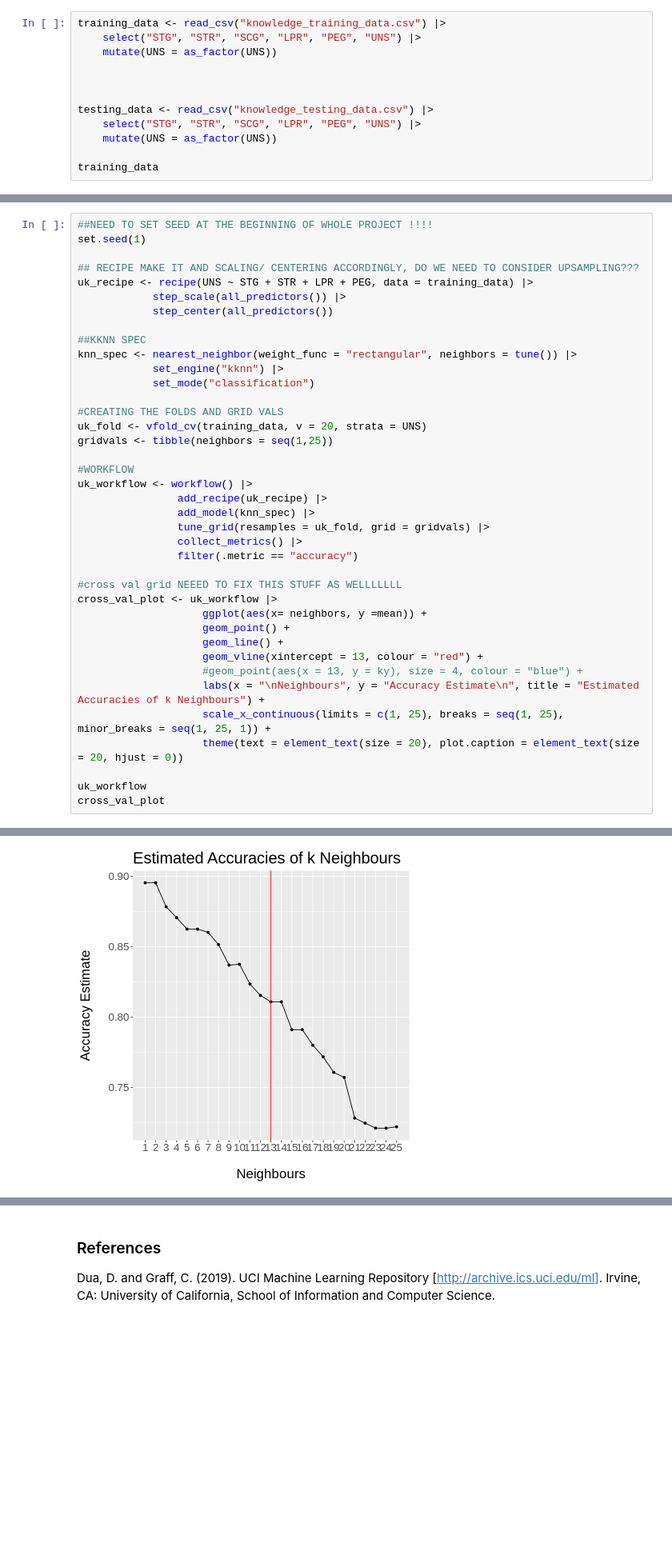
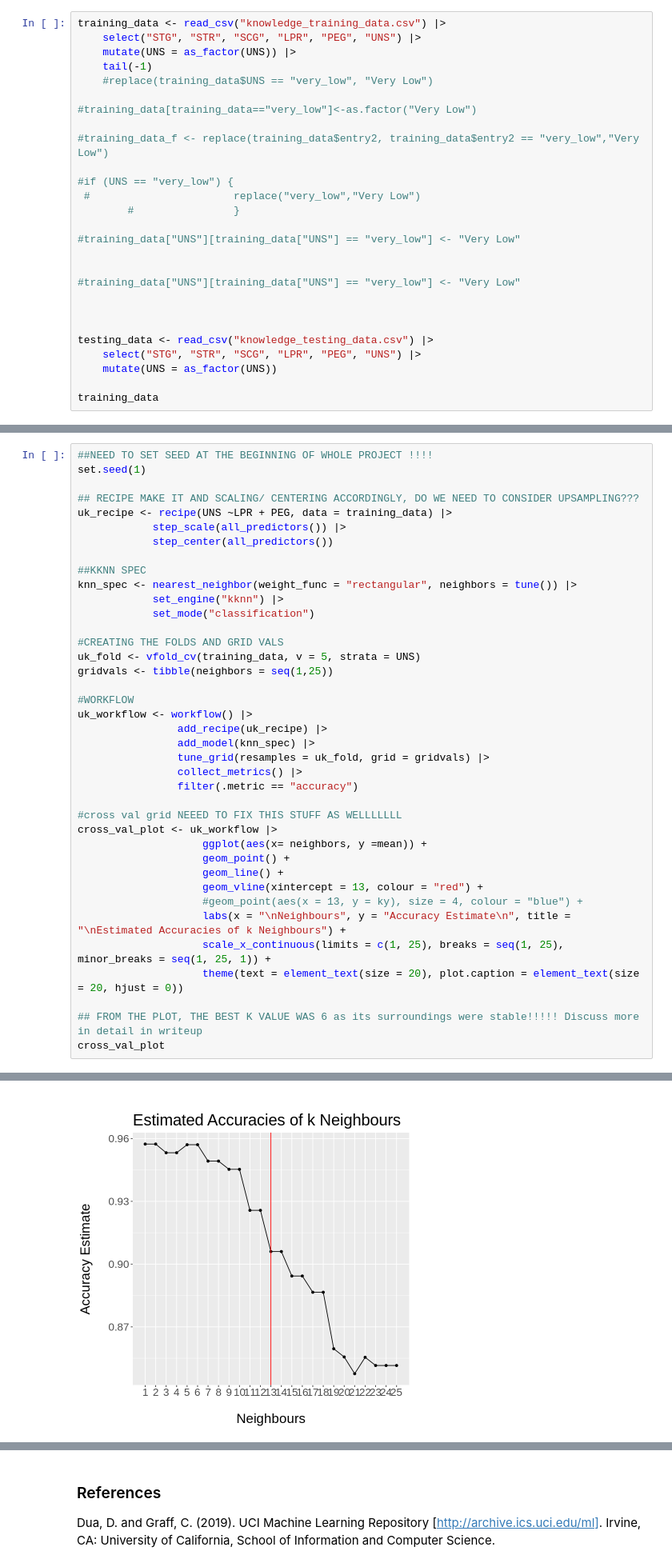
Before and after one commit to annabtse/dsci-100-2022w1-group-49, a Jupyter notebook: Group Project.ipynb, the cells around one changed output, grey strips where cells are left out. Shown: that part at 80% size. Drawn from its saved outputs; the diff is of its cells as text; blank space fills up the shorter version.

Commit message:
Added a bunch of Code for Best Neighbor
Figured out best K value.
In process of figuring out the replace function or something.

Code is still currently non-functional.

```diff
--- a/Group Project.ipynb
+++ b/Group Project.ipynb
@@ -65,7 +65,22 @@ We then use the mutate function to change the UNS column data type to factor ins
 # %%
 training_data <- read_csv("knowledge_training_data.csv") |>
     select("STG", "STR", "SCG", "LPR", "PEG", "UNS") |>
-    mutate(UNS = as_factor(UNS))
+    mutate(UNS = as_factor(UNS)) |>
+    tail(-1)
+    #replace(training_data$UNS == "very_low", "Very Low")
+
+#training_data[training_data=="very_low"]<-as.factor("Very Low")
+
+#training_data_f <- replace(training_data$entry2, training_data$entry2 == "very_low","Very Low")
+
+#if (UNS == "very_low") {
+ #                       replace("very_low","Very Low")
+        #                }
+
+#training_data["UNS"][training_data["UNS"] == "very_low"] <- "Very Low"
+
+
+#training_data["UNS"][training_data["UNS"] == "very_low"] <- "Very Low"
 
 
 
@@ -216,7 +236,7 @@ Future questions could be:
 set.seed(1)
 
 ## RECIPE MAKE IT AND SCALING/ CENTERING ACCORDINGLY, DO WE NEED TO CONSIDER UPSAMPLING???
-uk_recipe <- recipe(UNS ~ STG + STR + LPR + PEG, data = training_data) |>
+uk_recipe <- recipe(UNS ~LPR + PEG, data = training_data) |>
             step_scale(all_predictors()) |>
             step_center(all_predictors())
 
@@ -226,7 +246,7 @@ knn_spec <- nearest_neighbor(weight_func = "rectangular", neighbors = tune()) |>
             set_mode("classification")
 
 #CREATING THE FOLDS AND GRID VALS
-uk_fold <- vfold_cv(training_data, v = 20, strata = UNS)
+uk_fold <- vfold_cv(training_data, v = 5, strata = UNS)
 gridvals <- tibble(neighbors = seq(1,25))
 
 #WORKFLOW
@@ -244,10 +264,10 @@ cross_val_plot <- uk_workflow |>
                     geom_line() +
                     geom_vline(xintercept = 13, colour = "red") +
                     #geom_point(aes(x = 13, y = ky), size = 4, colour = "blue") +
-                    labs(x = "\nNeighbours", y = "Accuracy Estimate\n", title = "Estimated Accuracies of k Neighbours") +
+                    labs(x = "\nNeighbours", y = "Accuracy Estimate\n", title = "\nEstimated Accuracies of k Neighbours") +
                     scale_x_continuous(limits = c(1, 25), breaks = seq(1, 25), minor_breaks = seq(1, 25, 1)) +
                     theme(text = element_text(size = 20), plot.caption = element_text(size = 20, hjust = 0))
 
-uk_workflow
+## FROM THE PLOT, THE BEST K VALUE WAS 6 as its surroundings were stable!!!!! Discuss more in detail in writeup
 cross_val_plot
 # %% [output]
@@ -290 +274 @@ A tibble: 25 × 7
-[figure, old version]
+[figure, new version]
```
Also changed, not shown: parts of 11 cells of this notebook.
